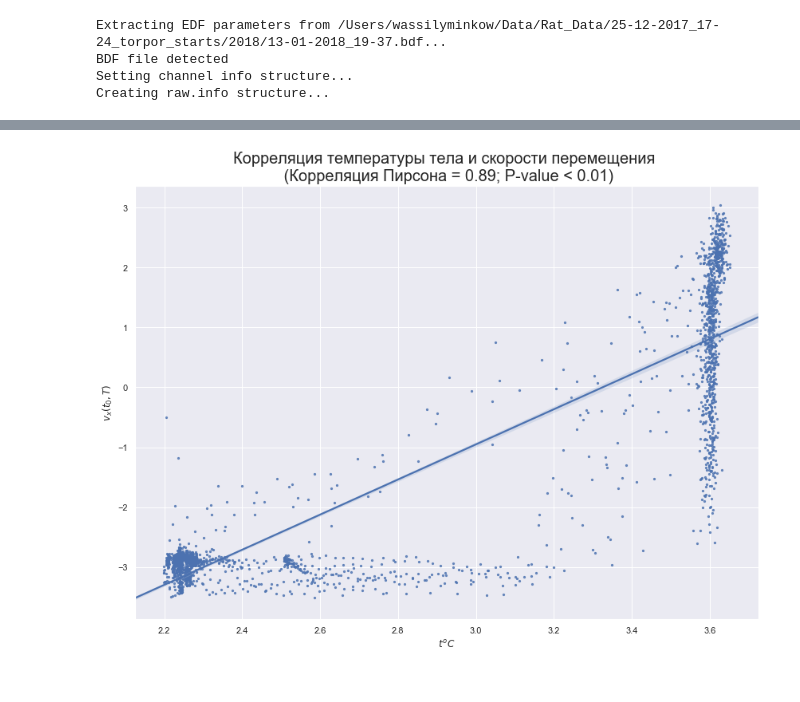
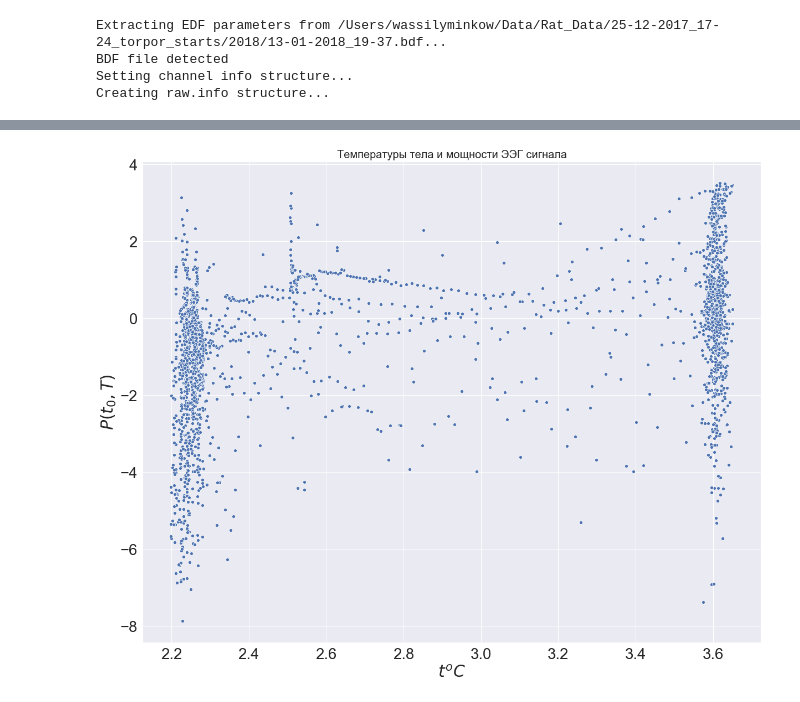
Before and after one commit to BasilMinkov/Jupyter-Notebooks, a Jupyter notebook: HamsterEEG.ipynb, the cells around one changed output, grey strips where cells are left out. Saved outputs shown, nothing was run; the diff lists cells and outputs as text; code cells hidden in the pictures.

```diff
--- a/HamsterEEG.ipynb
+++ b/HamsterEEG.ipynb
@@ -16,7 +17,8 @@ from scipy.stats import wilcoxon
 # %% [output]
 Populating the interactive namespace from numpy and matplotlib
 # %%
-pylab.rcParams['figure.figsize'] = (14, 10)
+pylab.rcParams['figure.figsize'] = (20, 16)
+sns.set(font_scale=2.5)
 # %%
 path = "/Users/wassilyminkow/Data/Rat_Data/25-12-2017_17-24_torpor_starts/"
 files = [
@@ -187,19 +314,19 @@ plt.show()
 # %%
 x = np.log(pd.concat([temp.dropna().iloc[:skip_start, -3], temp.dropna().iloc[skip_end:, -3]], axis=0))
-y = np.log(pd.concat([temp.dropna().iloc[:skip_start, -1], temp.dropna().iloc[skip_end:, -1]], axis=0))
+y = np.log(pd.concat([temp.dropna().iloc[:skip_start, -2], temp.dropna().iloc[skip_end:, -2]], axis=0))
 
 ans = pearsonr(x, y)
 
 dummy = round(ans[0], 2)
 if ans[1] < 0.01:
     ans = [dummy, "< 0.01"]
 else:
     ans = [dummy, "= {}".format(round(ans[1], 2))]
 
-sns.regplot(x=x, y=y, marker=".", scatter_kws={"s": 20})
-plt.title("Корреляция температуры тела и скорости перемещения \n (Корреляция Пирсона = {}; P-value {})".format(ans[0], ans[1]), fontsize=20)
-plt.ylabel(r"$v_{x}(t_0, T)$")
+sns.scatterplot(x=x, y=y)
+plt.title("Температуры тела и мощности ЭЭГ сигнала".format(ans[0], ans[1]))
+plt.ylabel(r"$P(t_0, T)$")
 plt.xlabel(r"$t^o C$")
 plt.show()
 # %% [output]
-[figure, old version]
+[figure, new version]
```
Also changed, not shown: parts of 20 cells of this notebook.
